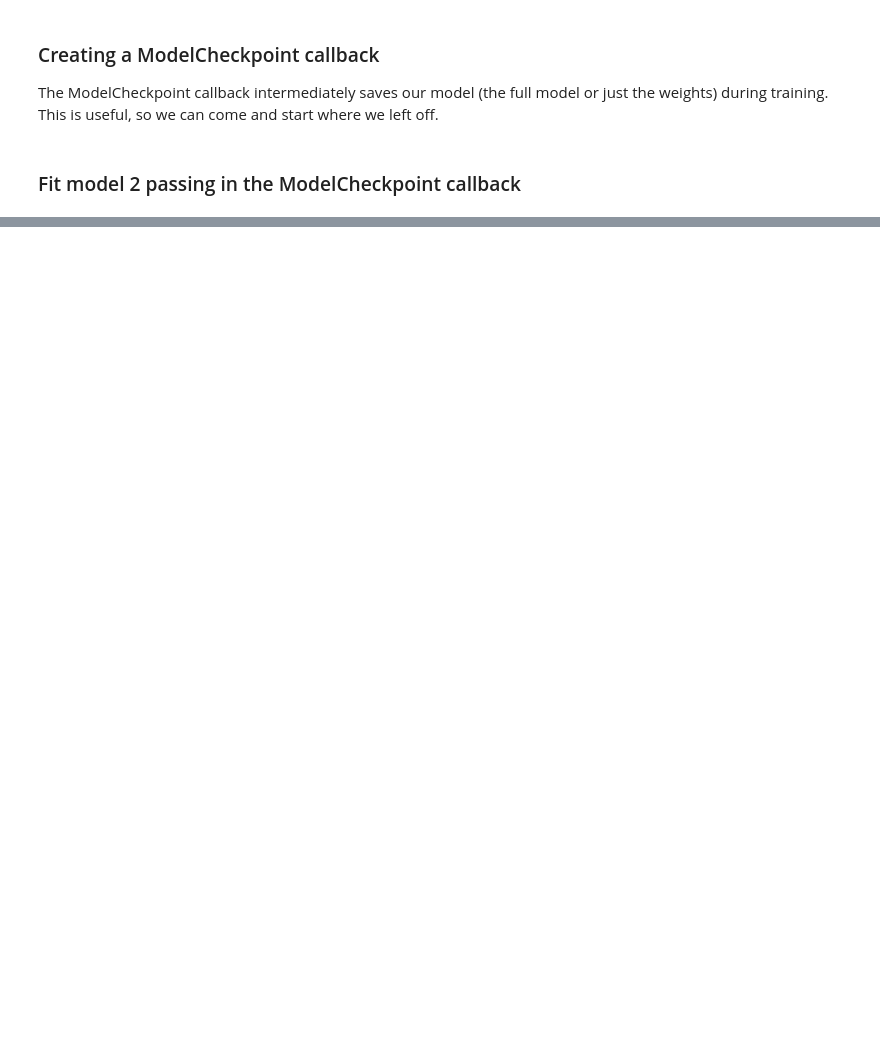
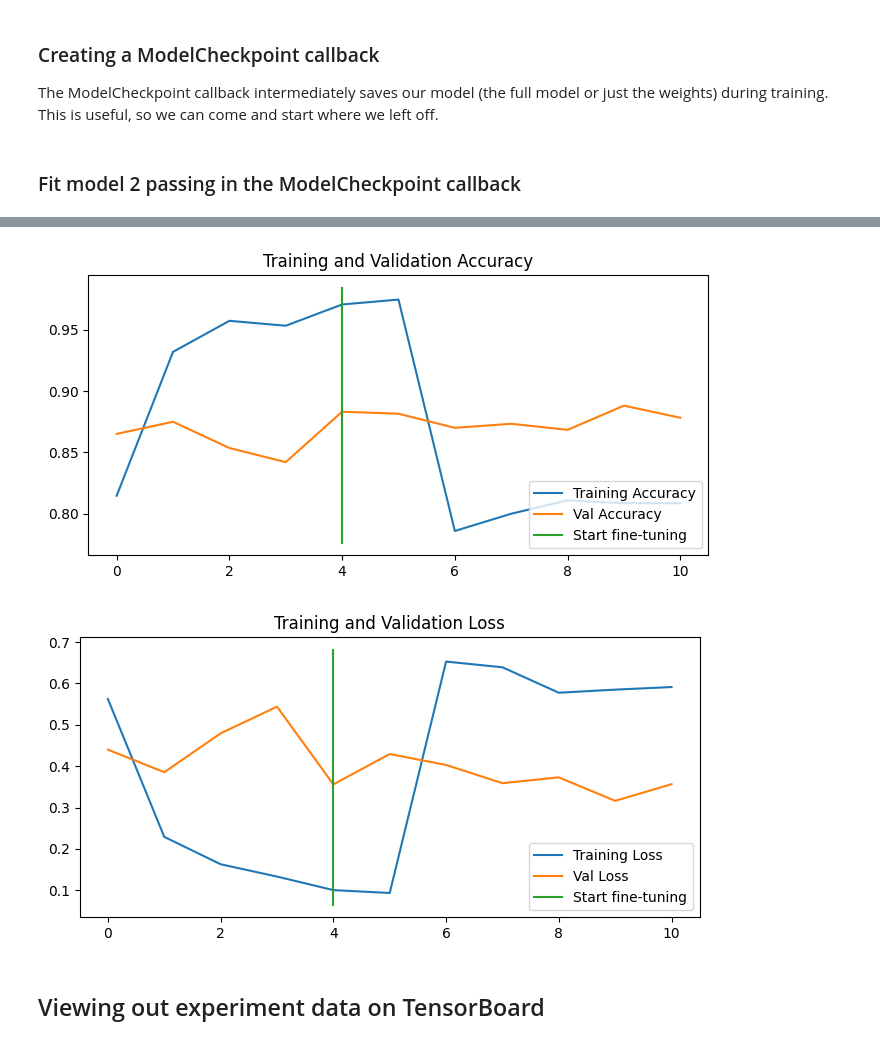
Before and after one commit to pformela/ztm-tensorflow, a Jupyter notebook: 05-transfer-learning/05_transfer_learning_in_tensorflow_part_2_fine_tuning.ipynb, the cells around one changed output, grey strips where cells are left out. Cells and saved outputs as stored; diff of their text form; code cells hidden in the pictures; blank space fills up the shorter version.

```diff
--- a/05-transfer-learning/05_transfer_learning_in_tensorflow_part_2_fine_tuning.ipynb
+++ b/05-transfer-learning/05_transfer_learning_in_tensorflow_part_2_fine_tuning.ipynb
@@ -618,0 +970,8 @@ plot_loss_curves(history_10_percent_data_aug)
+# %%
+compare_historys(history_fine_10_percent_data_aug,
+                 history_fine_tune_all_data)
+# %% [output]
+[figure, added]
+[figure, added]
+# %% [markdown]
+## Viewing out experiment data on TensorBoard
```
Also changed, not shown: parts of 58 cells of this notebook.
